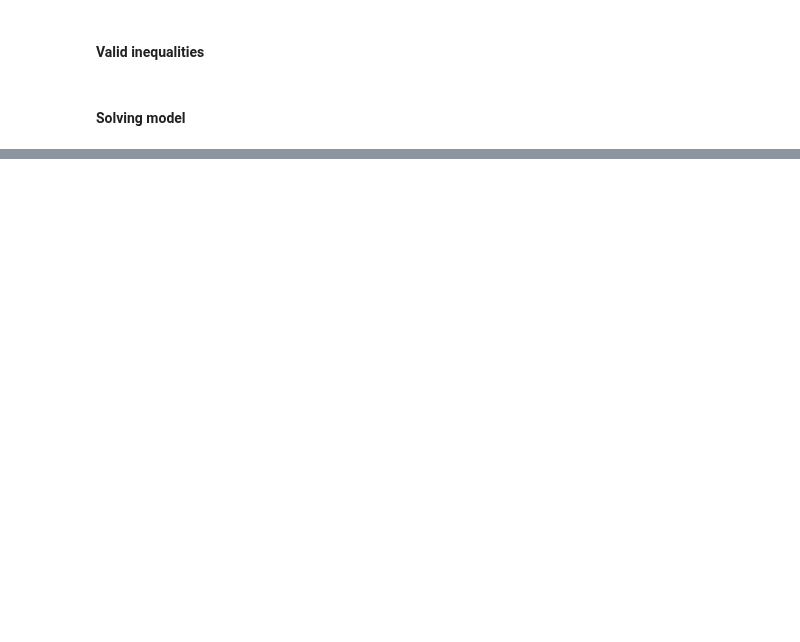
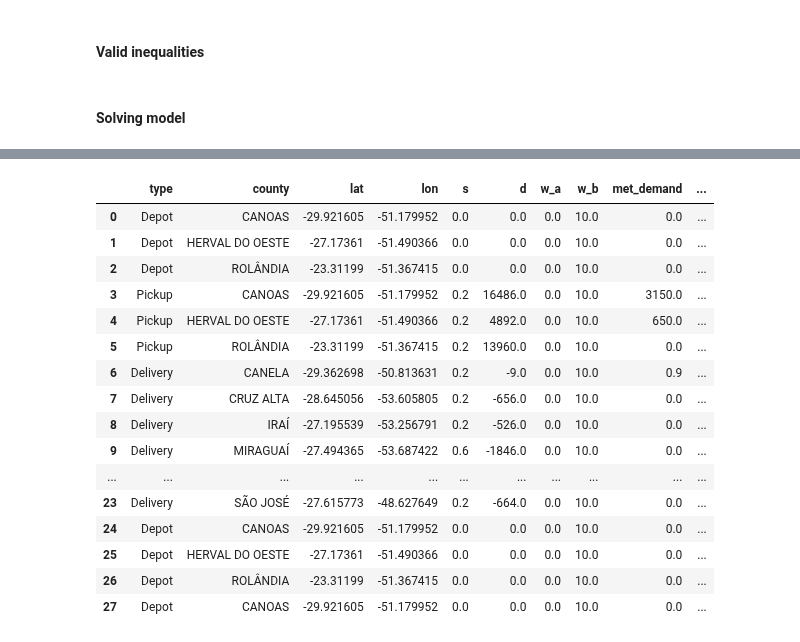
Before and after one commit to dudubecker/BEPE, a Jupyter notebook: SDMDPDPTW - Implementation - Real Instance.ipynb, the cells around one changed output, grey strips where cells are left out. Cells and saved outputs as stored; diff of their text form; code cells hidden in the pictures; blank space fills up the shorter version.

```diff
--- a/SDMDPDPTW - Implementation - Real Instance.ipynb
+++ b/SDMDPDPTW - Implementation - Real Instance.ipynb
@@ -316,7 +315,8 @@ for i in model.setN:
 
 # model.R11 = pyo.ConstraintList()
 
-for i in (model.setP | model.setD):
+# for i in (model.setP | model.setD):
+for i in (model.setP | model.setD | model.setS_f):
 
     for k in model.setK:
 
@@ -542,10 +592,10 @@ for i in (model.setP | model.setD):
 # %%
-# # "Equity" constraint
+# "Equity" constraint
 
-# demand_fraction = 0.05
+demand_fraction = 0.01
 
-# model.REQ = pyo.ConstraintList()
+model.REQ = pyo.ConstraintList()
 
-# for i in model.setD:
+for i in model.setD:
 
-#     model.REQ.add(expr= sum(sum(model.z[i,k,v] for k in model.setK) for v in model.setV) >= abs(d[i])*demand_fraction)
+    model.REQ.add(expr= sum(sum(model.z[i,k,v] for k in model.setK) for v in model.setV) >= abs(inst.d[i])*demand_fraction)
@@ -801,0 +869,48 @@ fig.show("png")
+# %%
+deliveries_indexes = df_instance[df_instance['type'].isin(['Pickup','Delivery'])].index
+
+met_demands = dict(zip(list(deliveries_indexes), [0 for i in deliveries_indexes]))
+
+for k in model.setK:
+
+    for v in model.setV:
+
+        for i in model.setN:
+
+            for j in (model.setP | model.setD):
+
+                if ((pyo.value(model.x[i,j,k,v]))>0.01):
+
+                    met_demands[j] += pyo.value(model.z[j,k,v])
+
+
+for index in df_instance[df_instance['type'] == 'Depot'].index:
+
+    met_demands[index] = 0
+
+
+met_demand_data = [value for value in dict(sorted(met_demands.items())).values()]
+
+df_instance['met_demand'] = met_demand_data
+
+df_instance['relative_met_demand'] = [round(abs(met_demand/demand),2) if demand != 0 else 0 for met_demand, demand in zip(df_instance['met_demand'],df_instance['d'])]
+# %%
+df_instance
+# %% [output]
+|  | type | county | lat | lon | s | d | w_a | w_b | met_demand | ... |
+| 0 | Depot | CANOAS | -29.921605 | -51.179952 | 0.0 | 0.0 | 0.0 | 10.0 | 0.0 | ... |
+| 1 | Depot | HERVAL DO OESTE | -27.17361 | -51.490366 | 0.0 | 0.0 | 0.0 | 10.0 | 0.0 | ... |
+| 2 | Depot | ROLÂNDIA | -23.31199 | -51.367415 | 0.0 | 0.0 | 0.0 | 10.0 | 0.0 | ... |
+| 3 | Pickup | CANOAS | -29.921605 | -51.179952 | 0.2 | 16486.0 | 0.0 | 10.0 | 3150.0 | ... |
+| 4 | Pickup | HERVAL DO OESTE | -27.17361 | -51.490366 | 0.2 | 4892.0 | 0.0 | 10.0 | 650.0 | ... |
+| 5 | Pickup | ROLÂNDIA | -23.31199 | -51.367415 | 0.2 | 13960.0 | 0.0 | 10.0 | 0.0 | ... |
+| 6 | Delivery | CANELA | -29.362698 | -50.813631 | 0.2 | -9.0 | 0.0 | 10.0 | 0.9 | ... |
+| 7 | Delivery | CRUZ ALTA | -28.645056 | -53.605805 | 0.2 | -656.0 | 0.0 | 10.0 | 0.0 | ... |
+| 8 | Delivery | IRAÍ | -27.195539 | -53.256791 | 0.2 | -526.0 | 0.0 | 10.0 | 0.0 | ... |
+| 9 | Delivery | MIRAGUAÍ | -27.494365 | -53.687422 | 0.6 | -1846.0 | 0.0 | 10.0 | 0.0 | ... |
+| ... | ... | ... | ... | ... | ... | ... | ... | ... | ... | ... |
+| 23 | Delivery | SÃO JOSÉ | -27.615773 | -48.627649 | 0.2 | -664.0 | 0.0 | 10.0 | 0.0 | ... |
+| 24 | Depot | CANOAS | -29.921605 | -51.179952 | 0.0 | 0.0 | 0.0 | 10.0 | 0.0 | ... |
+| 25 | Depot | HERVAL DO OESTE | -27.17361 | -51.490366 | 0.0 | 0.0 | 0.0 | 10.0 | 0.0 | ... |
+| 26 | Depot | ROLÂNDIA | -23.31199 | -51.367415 | 0.0 | 0.0 | 0.0 | 10.0 | 0.0 | ... |
+| 27 | Depot | CANOAS | -29.921605 | -51.179952 | 0.0 | 0.0 | 0.0 | 10.0 | 0.0 | ... |
```
Also changed, not shown: parts of 30 cells of this notebook, 2 other files.
